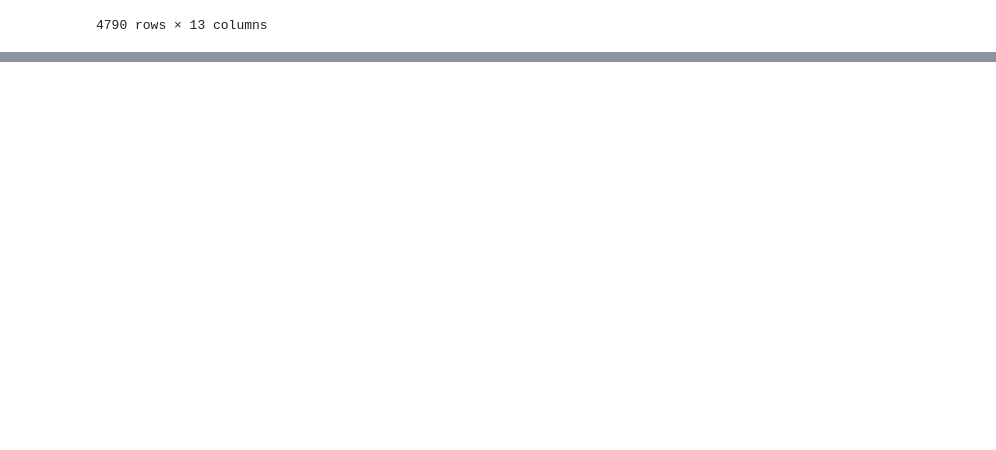
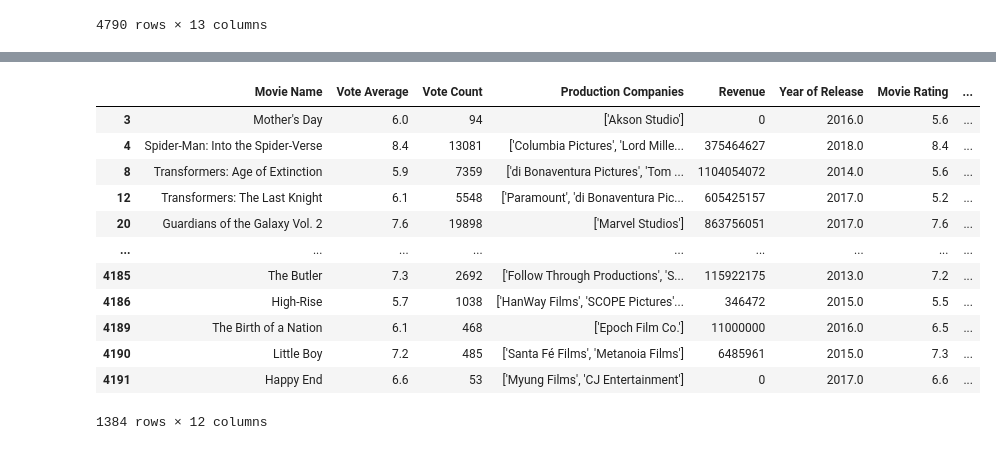
Before and after one commit to rackhamsauer/Project-1, a Jupyter notebook: Clean Dataset.ipynb, the cells around one changed output, grey strips where cells are left out. Saved outputs shown, nothing was run; the diff lists cells and outputs as text; code cells hidden in the pictures; blank space fills up the shorter version.

```diff
--- a/Clean Dataset.ipynb
+++ b/Clean Dataset.ipynb
@@ -206,0 +230,18 @@ clean_df.to_csv("Datasets/clean_data.csv", index=False, header=True)
+# %%
+filtered_df = clean_data_df.loc[(clean_data_df['Year of Release'] > 2009)
+                     & (clean_data_df['Year of Release'] < 2020)]
+filtered_df
+# %% [output]
+|  | Movie Name | Vote Average | Vote Count | Production Companies | Revenue | Year of Release | Movie Rating | ... |
+| 3 | Mother's Day | 6.0 | 94 | ['Akson Studio'] | 0 | 2016.0 | 5.6 | ... |
+| 4 | Spider-Man: Into the Spider-Verse | 8.4 | 13081 | ['Columbia Pictures', 'Lord Mille... | 375464627 | 2018.0 | 8.4 | ... |
+| 8 | Transformers: Age of Extinction | 5.9 | 7359 | ['di Bonaventura Pictures', 'Tom ... | 1104054072 | 2014.0 | 5.6 | ... |
+| 12 | Transformers: The Last Knight | 6.1 | 5548 | ['Paramount', 'di Bonaventura Pic... | 605425157 | 2017.0 | 5.2 | ... |
+| 20 | Guardians of the Galaxy Vol. 2 | 7.6 | 19898 | ['Marvel Studios'] | 863756051 | 2017.0 | 7.6 | ... |
+| ... | ... | ... | ... | ... | ... | ... | ... | ... |
+| 4185 | The Butler | 7.3 | 2692 | ['Follow Through Productions', 'S... | 115922175 | 2013.0 | 7.2 | ... |
+| 4186 | High-Rise | 5.7 | 1038 | ['HanWay Films', 'SCOPE Pictures'... | 346472 | 2015.0 | 5.5 | ... |
+| 4189 | The Birth of a Nation | 6.1 | 468 | ['Epoch Film Co.'] | 11000000 | 2016.0 | 6.5 | ... |
+| 4190 | Little Boy | 7.2 | 485 | ['Santa Fé Films', 'Metanoia Films'] | 6485961 | 2015.0 | 7.3 | ... |
+| 4191 | Happy End | 6.6 | 53 | ['Myung Films', 'CJ Entertainment'] | 0 | 2017.0 | 6.6 | ... |
+1384 rows × 12 columns
```
Also changed, not shown: parts of 5 cells of this notebook, 2 other files.
